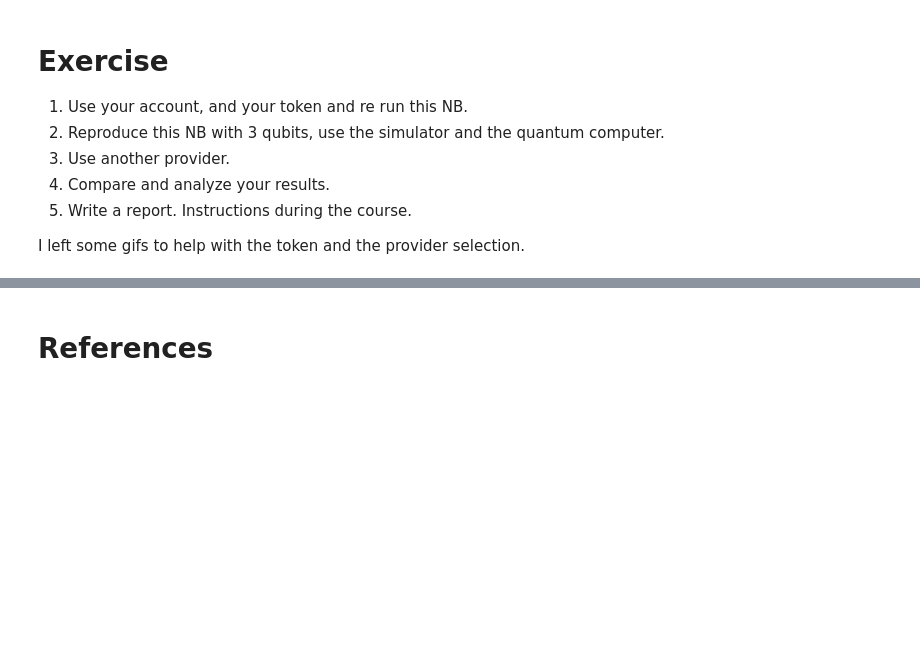
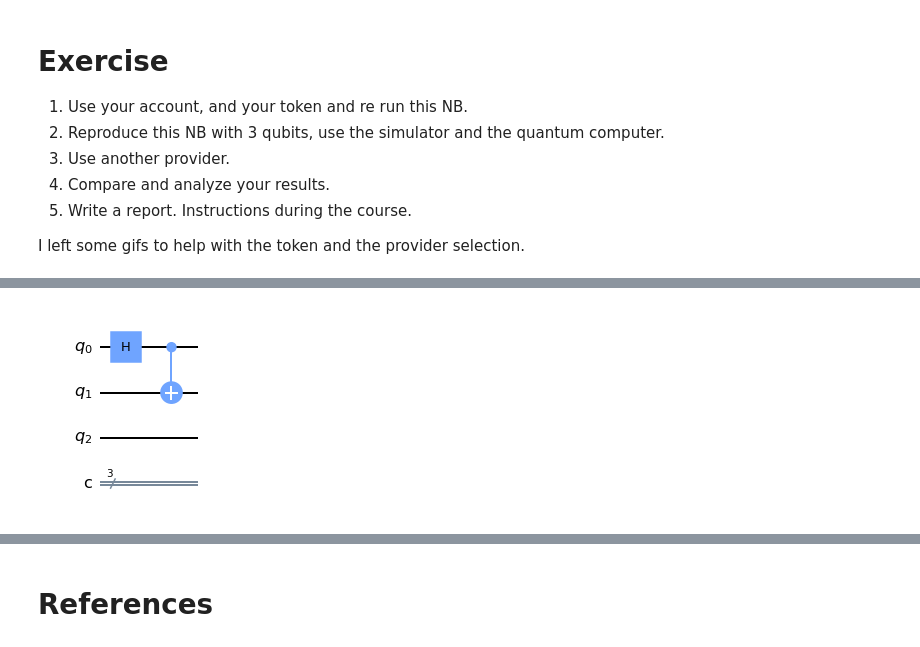
Before and after one commit to jaorduz/IntroQuantumCompu, a Jupyter notebook: NB_1/QC0_4_Qiskit.ipynb, the cells around one changed output, grey strips where cells are left out. Cells and saved outputs as stored; diff of their text form; code cells hidden in the pictures; blank space fills up the shorter version.

```diff
--- a/NB_1/QC0_4_Qiskit.ipynb
+++ b/NB_1/QC0_4_Qiskit.ipynb
@@ -191,0 +233,5 @@ I left some gifs to help with the token and the provider selection.
+# %%
+circuit.cx(qr[0],qr[1])
+circuit.draw(output='mpl')
+# %% [output]
+[figure, added]
```
Also changed, not shown: parts of 19 cells of this notebook.
